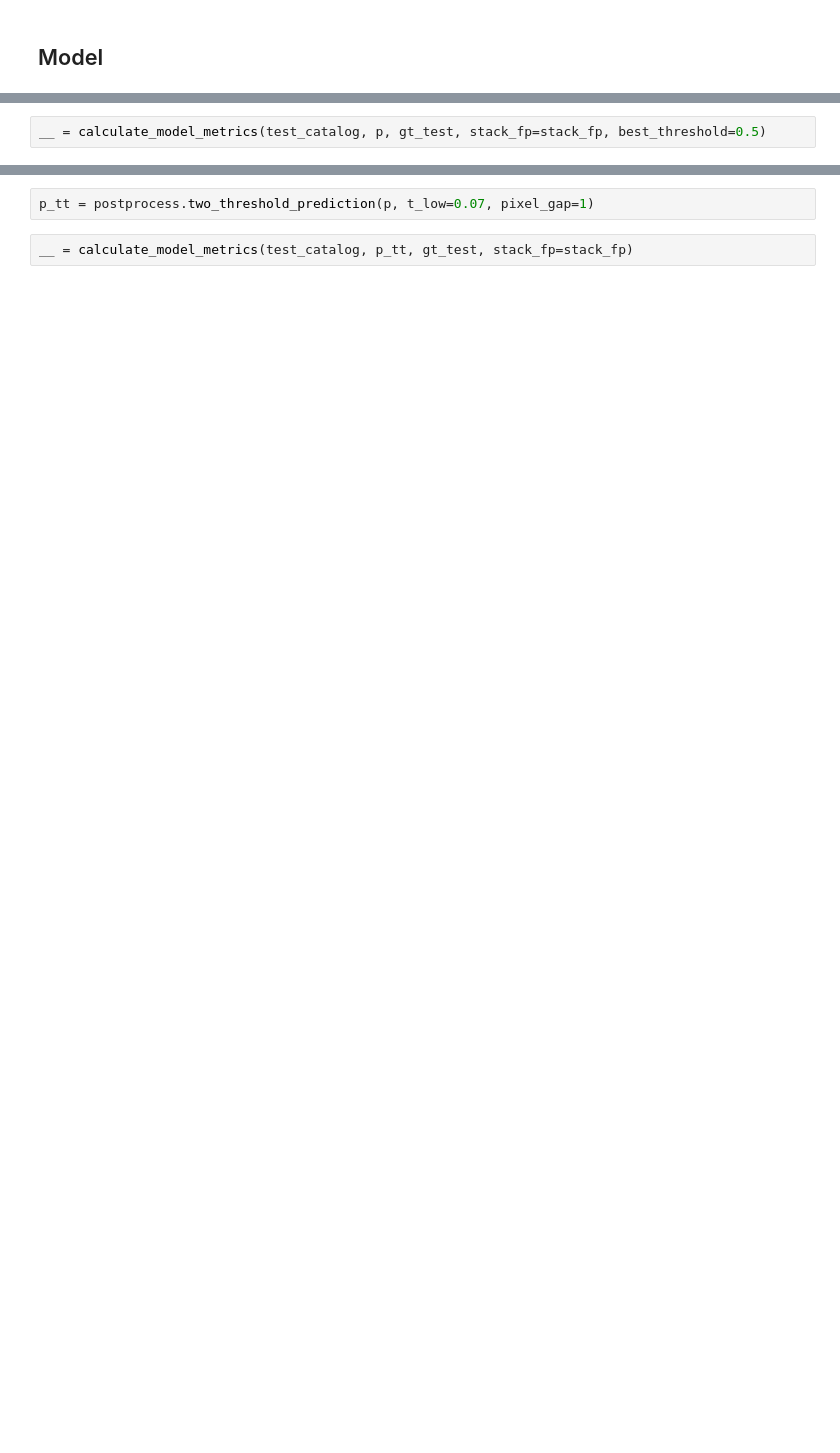
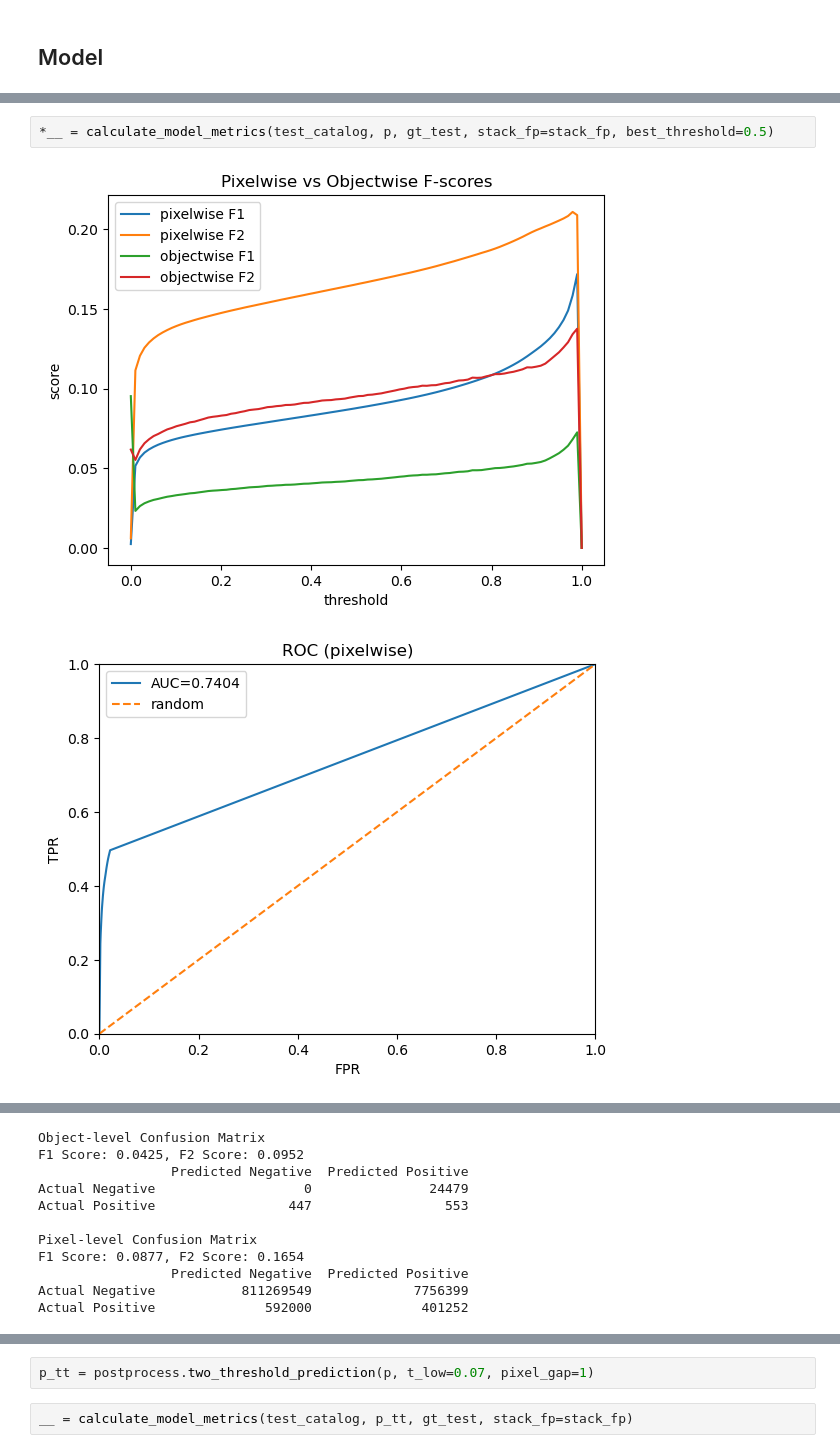
Before and after one commit to dirac-institute/Asteroid_detection_CNN, a Jupyter notebook: Evaluation.ipynb, the cells around one changed output, grey strips where cells are left out. Drawn from its saved outputs; the diff is of its cells as text; blank space fills up the shorter version.

```diff
--- a/Evaluation.ipynb
+++ b/Evaluation.ipynb
@@ -99,2 +115,5 @@ __ = calculate_model_metrics(test_catalog, p, gt_test, stack_fp=stack_fp)
 # %%
-__ = calculate_model_metrics(test_catalog, p, gt_test, stack_fp=stack_fp, best_threshold=0.5)
+*__ = calculate_model_metrics(test_catalog, p, gt_test, stack_fp=stack_fp, best_threshold=0.5)
+# %% [output]
+[figure, added]
+[figure, added]
@@ -100,0 +121,11 @@ __ = calculate_model_metrics(test_catalog, p, gt_test, stack_fp=stack_fp, best_t
+Object-level Confusion Matrix
+F1 Score: 0.0425, F2 Score: 0.0952
+                 Predicted Negative  Predicted Positive
+Actual Negative                   0               24479
+Actual Positive                 447                 553
+
+Pixel-level Confusion Matrix
+F1 Score: 0.0877, F2 Score: 0.1654
+                 Predicted Negative  Predicted Positive
+Actual Negative           811269549             7756399
+Actual Positive              592000              401252
```
Also changed, not shown: parts of 8 cells of this notebook, 2 other files.
